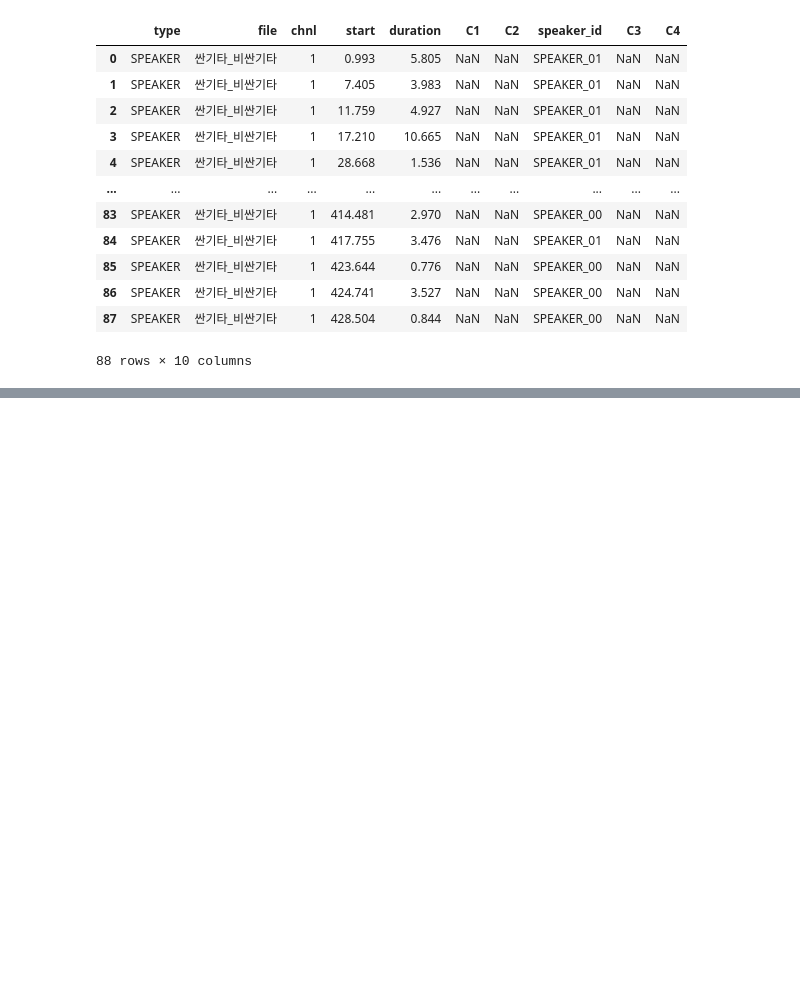
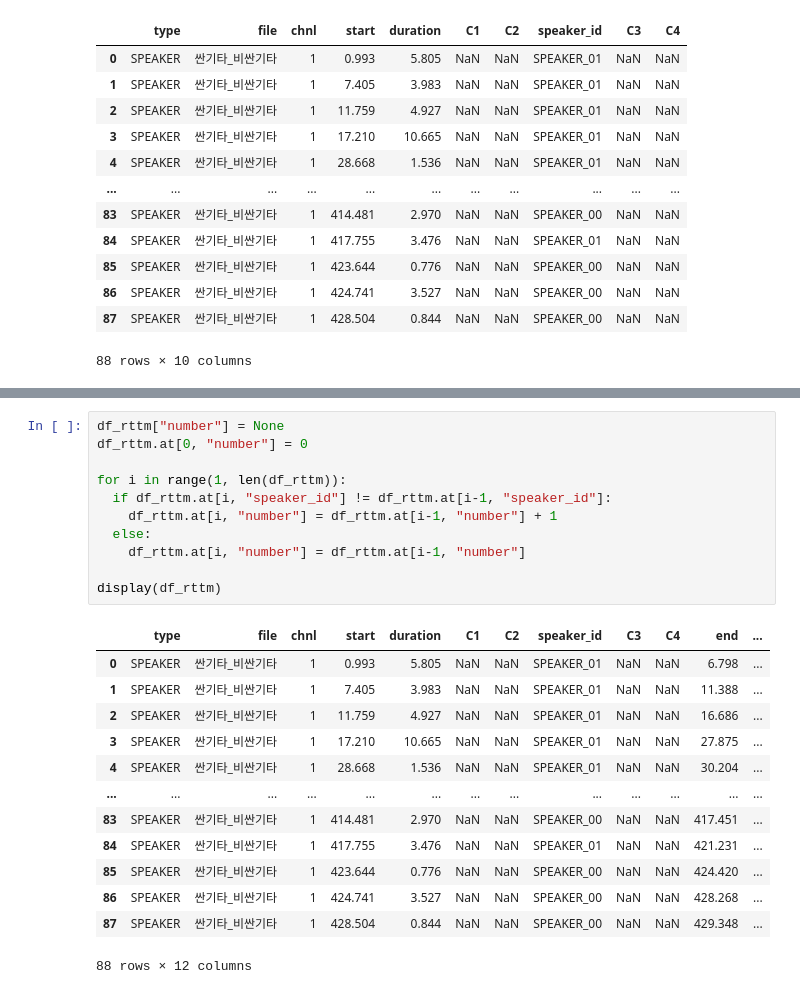
Before and after one commit to crystal23733/AI_Practic, a Jupyter notebook: chap05/speaker_diarization.ipynb, the cells around one changed output, grey strips where cells are left out. Drawn from its saved outputs; the diff is of its cells as text; blank space fills up the shorter version.

```diff
--- a/chap05/speaker_diarization.ipynb
+++ b/chap05/speaker_diarization.ipynb
@@ -54,0 +69,25 @@ display(df_rttm)
+# %%
+df_rttm["number"] = None
+df_rttm.at[0, "number"] = 0
+
+for i in range(1, len(df_rttm)):
+  if df_rttm.at[i, "speaker_id"] != df_rttm.at[i-1, "speaker_id"]:
+    df_rttm.at[i, "number"] = df_rttm.at[i-1, "number"] + 1
+  else:
+    df_rttm.at[i, "number"] = df_rttm.at[i-1, "number"]
+
+display(df_rttm)
+# %% [output]
+|  | type | file | chnl | start | duration | C1 | C2 | speaker_id | C3 | C4 | end | ... |
+| 0 | SPEAKER | 싼기타_비싼기타 | 1 | 0.993 | 5.805 | NaN | NaN | SPEAKER_01 | NaN | NaN | 6.798 | ... |
+| 1 | SPEAKER | 싼기타_비싼기타 | 1 | 7.405 | 3.983 | NaN | NaN | SPEAKER_01 | NaN | NaN | 11.388 | ... |
+| 2 | SPEAKER | 싼기타_비싼기타 | 1 | 11.759 | 4.927 | NaN | NaN | SPEAKER_01 | NaN | NaN | 16.686 | ... |
+| 3 | SPEAKER | 싼기타_비싼기타 | 1 | 17.210 | 10.665 | NaN | NaN | SPEAKER_01 | NaN | NaN | 27.875 | ... |
+| 4 | SPEAKER | 싼기타_비싼기타 | 1 | 28.668 | 1.536 | NaN | NaN | SPEAKER_01 | NaN | NaN | 30.204 | ... |
+| ... | ... | ... | ... | ... | ... | ... | ... | ... | ... | ... | ... | ... |
+| 83 | SPEAKER | 싼기타_비싼기타 | 1 | 414.481 | 2.970 | NaN | NaN | SPEAKER_00 | NaN | NaN | 417.451 | ... |
+| 84 | SPEAKER | 싼기타_비싼기타 | 1 | 417.755 | 3.476 | NaN | NaN | SPEAKER_01 | NaN | NaN | 421.231 | ... |
+| 85 | SPEAKER | 싼기타_비싼기타 | 1 | 423.644 | 0.776 | NaN | NaN | SPEAKER_00 | NaN | NaN | 424.420 | ... |
+| 86 | SPEAKER | 싼기타_비싼기타 | 1 | 424.741 | 3.527 | NaN | NaN | SPEAKER_00 | NaN | NaN | 428.268 | ... |
+| 87 | SPEAKER | 싼기타_비싼기타 | 1 | 428.504 | 0.844 | NaN | NaN | SPEAKER_00 | NaN | NaN | 429.348 | ... |
+88 rows × 12 columns
```
Also changed, not shown: parts of 2 cells of this notebook.
